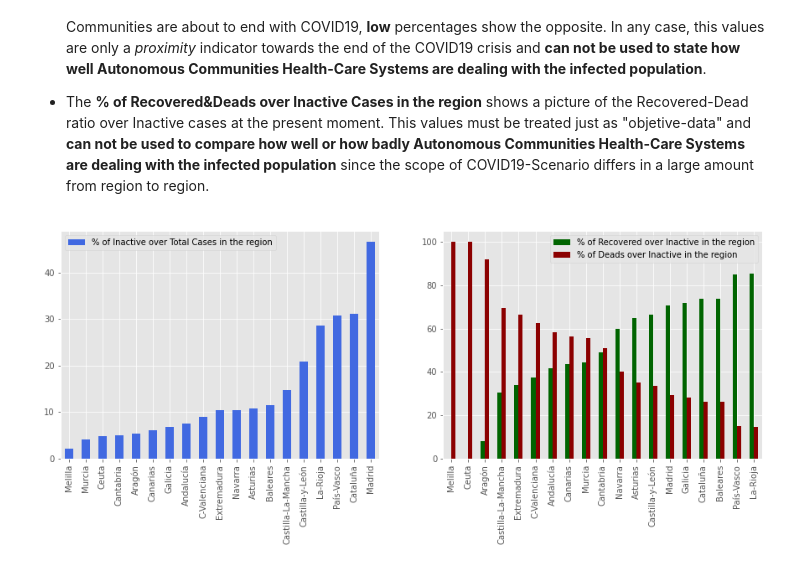
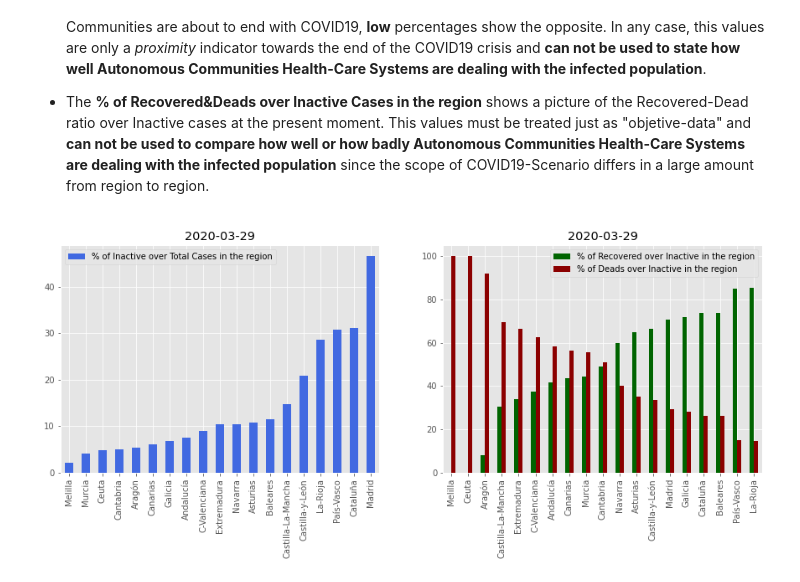
Before and after one commit to adelrio012/covid19_spain, a Jupyter notebook: COVID19_SPA_VISUAL.ipynb, the cells around one changed output. Cells and saved outputs as stored; diff of their text form; code cells hidden in the pictures.

```diff
--- a/COVID19_SPA_VISUAL.ipynb
+++ b/COVID19_SPA_VISUAL.ipynb
@@ -299,14 +323,14 @@ Autonomous Communities:
 
 ['Andalucía', 'Aragón', 'Asturias', 'Baleares', 'Canarias', 'Cantabria', 'Castilla-La-Mancha', 'Castilla-y-León', 'Cataluña', 'Ceuta', 'C-Valenciana', 'Extremadura', 'Galicia', 'Madrid', 'Melilla', 'Murcia', 'Navarra', 'País-Vasco', 'La-Rioja']
 # %%
-##Selected regions
-#rg=['País-Vasco','Navarra','Cantabria']#'Cataluña','Madrid'
-##rg=['Andalucía', 'Aragón', 'Asturias', 'Baleares', 'Canarias', 'Cantabria', 'Castilla-La-Mancha', 'Castilla-y-León', 'Cataluña', 'Ceuta', 'C-Valenciana', 'Extremadura', 'Galicia', 'Madrid', 'Melilla', 'Murcia', 'Navarra', 'País-Vasco', 'La-Rioja']
-##COVID19 Total-Active-Inactive
-#df_ac['Inactive']=((df_ac['Recovered']).fillna(0)+(df_ac['Deads']).fillna(0))[0:]
-#df_ac['Active']=((df_ac['Total']).fillna(0)-(df_ac['Inactive']).fillna(0))[0:]
-#df_ac['P Recovered in Total']=(((df_ac['Recovered']).fillna(0)/df_ac['Total'])*100).fillna(0)
-#df_ac['P Deads in Total']=(((df_ac['Deads']).fillna(0)/df_ac['Total'])*100).fillna(0)
+#Selected regions
+rg=['País-Vasco','Navarra','Cantabria']#'Cataluña','Madrid'
+#rg=['Andalucía', 'Aragón', 'Asturias', 'Baleares', 'Canarias', 'Cantabria', 'Castilla-La-Mancha', 'Castilla-y-León', 'Cataluña', 'Ceuta', 'C-Valenciana', 'Extremadura', 'Galicia', 'Madrid', 'Melilla', 'Murcia', 'Navarra', 'País-Vasco', 'La-Rioja']
+#COVID19 Total-Active-Inactive
+df_ac['Inactive']=((df_ac['Recovered']).fillna(0)+(df_ac['Deads']).fillna(0))[0:]
+df_ac['Active']=((df_ac['Total']).fillna(0)-(df_ac['Inactive']).fillna(0))[0:]
+df_ac['P Recovered in Total']=(((df_ac['Recovered']).fillna(0)/df_ac['Total'])*100).fillna(0)
+df_ac['P Deads in Total']=(((df_ac['Deads']).fillna(0)/df_ac['Total'])*100).fillna(0)
 
 ##Plotting DataFrame Sub-Plots
 #fig, axes = plt.subplots(nrows=1,ncols=3,figsize=(15,5))
@@ -339,32 +363,33 @@ The Political-&-Administrative model in Spain delegates to the Autonomous Commun
 # %%
 #Get Today Data
 idf=df_ac.reset_index()
 dates=[]
 for date in idf['Date']:
     dates.append(date)
 idf.set_index(['Date'], inplace=True)
 idf.sort_index(inplace=True)
 ##dataFrame.loc[<ROWS RANGE> , <COLUMNS RANGE>]
 today=idf.loc[dates[len(dates)-1],:]
 today=today.reset_index('Date')
 
 #Data to be ploted
 
 today['% of Inactive over Total Cases in the region']=((today['Inactive']/today['Total'])*100)
 today['% of Recovered over Inactive in the region']=(((today['Recovered']).fillna(0)/today['Inactive'])*100).fillna(0)
 today['% of Deads over Inactive in the region']=(((today['Deads']).fillna(0)/today['Inactive'])*100).fillna(0)
 
 fig, axes = plt.subplots(nrows=1,ncols=2,figsize=(15,5))
 today=today.sort_values(by='% of Inactive over Total Cases in the region')
 today.plot.bar(ax=axes[0],x='Region',y=['% of Inactive over Total Cases in the region'],color=['royalblue'],grid=True)
 axes[0].set_xlabel('')
 axes[0].set_ylabel('')
+axes[0].set_title(str(dates[len(dates)-1]))
 
 today=today.sort_values(by='% of Recovered over Inactive in the region')
 today.plot.bar(ax=axes[1],x='Region',y=['% of Recovered over Inactive in the region','% of Deads over Inactive in the region'],color=['darkgreen','darkred'],grid=True)
 axes[1].set_xlabel('')
 axes[1].set_ylabel('')
-
+axes[1].set_title(str(dates[len(dates)-1]))
 plt.show()
 # %% [output]
-[figure, old version]
+[figure, new version]
```
Also changed, not shown: parts of 4 cells of this notebook, 1 other file.
